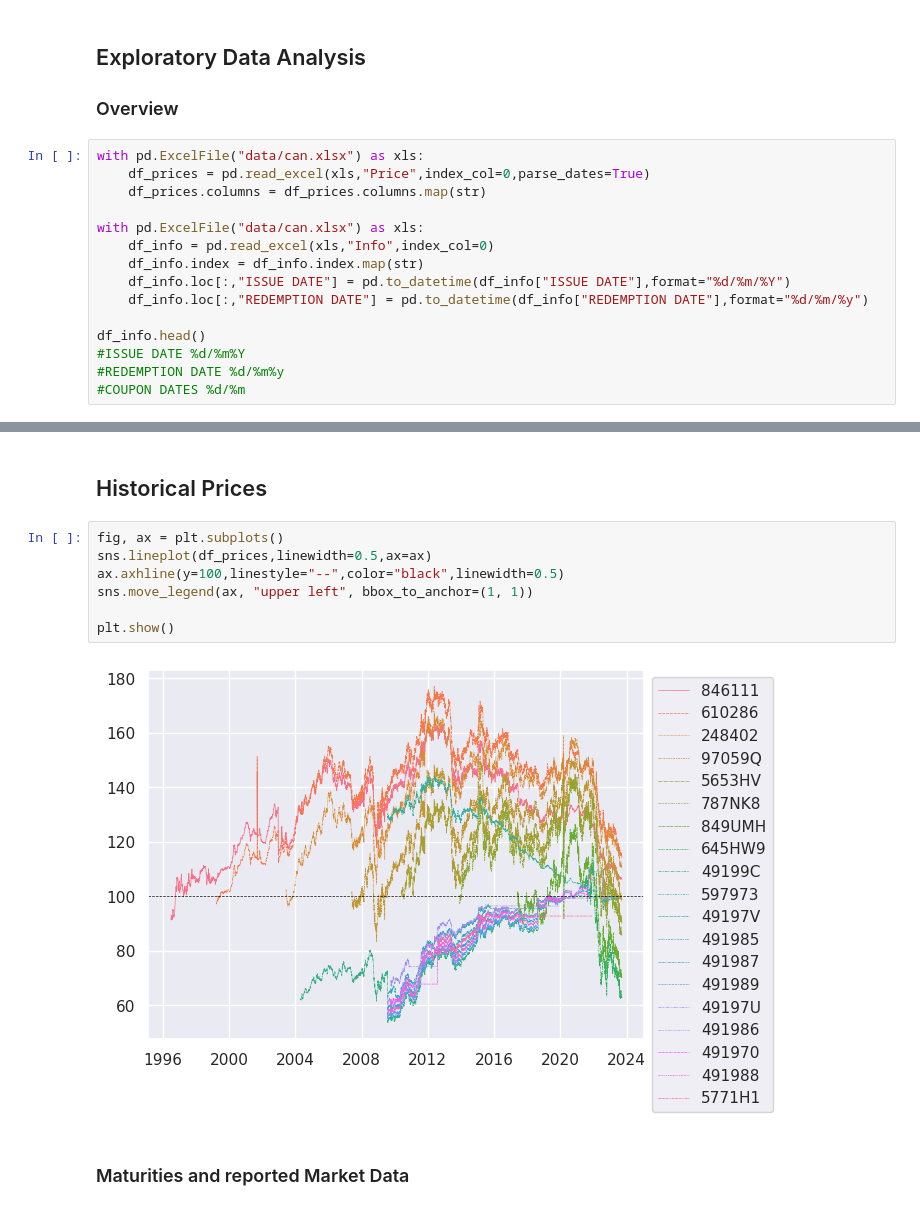
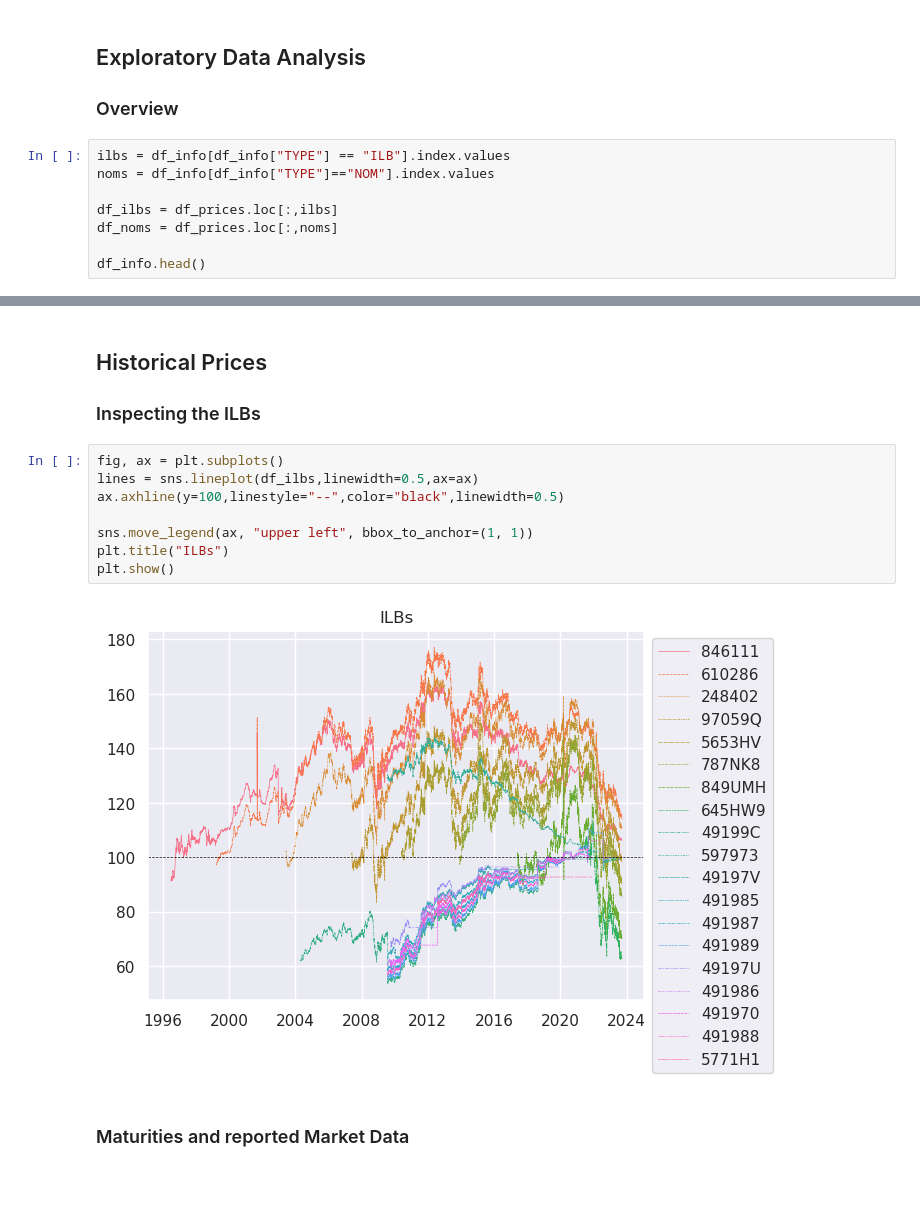
Before and after one commit to marcussteinbacher/fm_se, a Jupyter notebook: fm_se.ipynb, the cells around one changed output, grey strips where cells are left out. Drawn from its saved outputs; the diff is of its cells as text; blank space fills up the shorter version.

```diff
--- a/fm_se.ipynb
+++ b/fm_se.ipynb
@@ -17,20 +18,13 @@ sns.set()
 ## Exploratory Data Analysis
 ### Overview
 # %%
-with pd.ExcelFile("data/can.xlsx") as xls:
-    df_prices = pd.read_excel(xls,"Price",index_col=0,parse_dates=True)
-    df_prices.columns = df_prices.columns.map(str)
+ilbs = df_info[df_info["TYPE"] == "ILB"].index.values
+noms = df_info[df_info["TYPE"]=="NOM"].index.values
 
-with pd.ExcelFile("data/can.xlsx") as xls:
-    df_info = pd.read_excel(xls,"Info",index_col=0)
-    df_info.index = df_info.index.map(str)
-    df_info.loc[:,"ISSUE DATE"] = pd.to_datetime(df_info["ISSUE DATE"],format="%d/%m/%Y")
-    df_info.loc[:,"REDEMPTION DATE"] = pd.to_datetime(df_info["REDEMPTION DATE"],format="%d/%m/%y")
+df_ilbs = df_prices.loc[:,ilbs]
+df_noms = df_prices.loc[:,noms]
 
 df_info.head()
-#ISSUE DATE %d/%m%Y
-#REDEMPTION DATE %d/%m%y
-#COUPON DATES %d/%m
 # %% [output]
 |  | ISIN CODE | NAME | COUPON | AMOUNT ISSUED | COUPON DATES | INDEX LINKED COUP | COUPONS PER YEAR | ... |
 | Type |  |  |  |  |  |  |  | ... |
@@ -53,15 +47,17 @@ df_prices.describe()
 | max | 163.310000 | 177.060000 | 167.760000 | 151.729000 | 144.881000 | 144.432000 | 126.483000 | 113.357000 | 99.632000 | 144.160000 | 100.299000 | ... |
 # %% [markdown]
 ## Historical Prices
+### Inspecting the ILBs
 # %%
 fig, ax = plt.subplots()
-sns.lineplot(df_prices,linewidth=0.5,ax=ax)
+lines = sns.lineplot(df_ilbs,linewidth=0.5,ax=ax)
 ax.axhline(y=100,linestyle="--",color="black",linewidth=0.5)
+
 sns.move_legend(ax, "upper left", bbox_to_anchor=(1, 1))
-
+plt.title("ILBs")
 plt.show()
 # %% [output]
-[figure, old version]
+[figure, new version]
 # %% [markdown]
 ### Maturities and reported Market Data
 # %%
```
Also changed, not shown: parts of 67 cells of this notebook, 13 other files.
